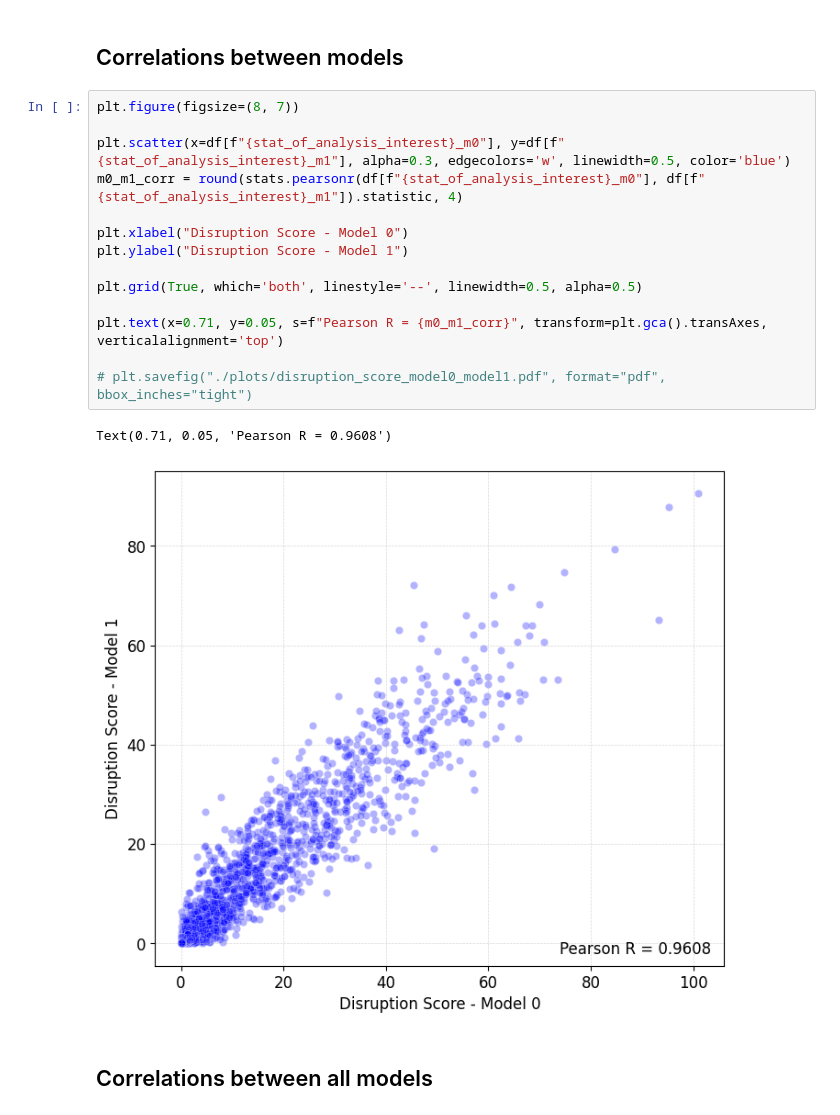
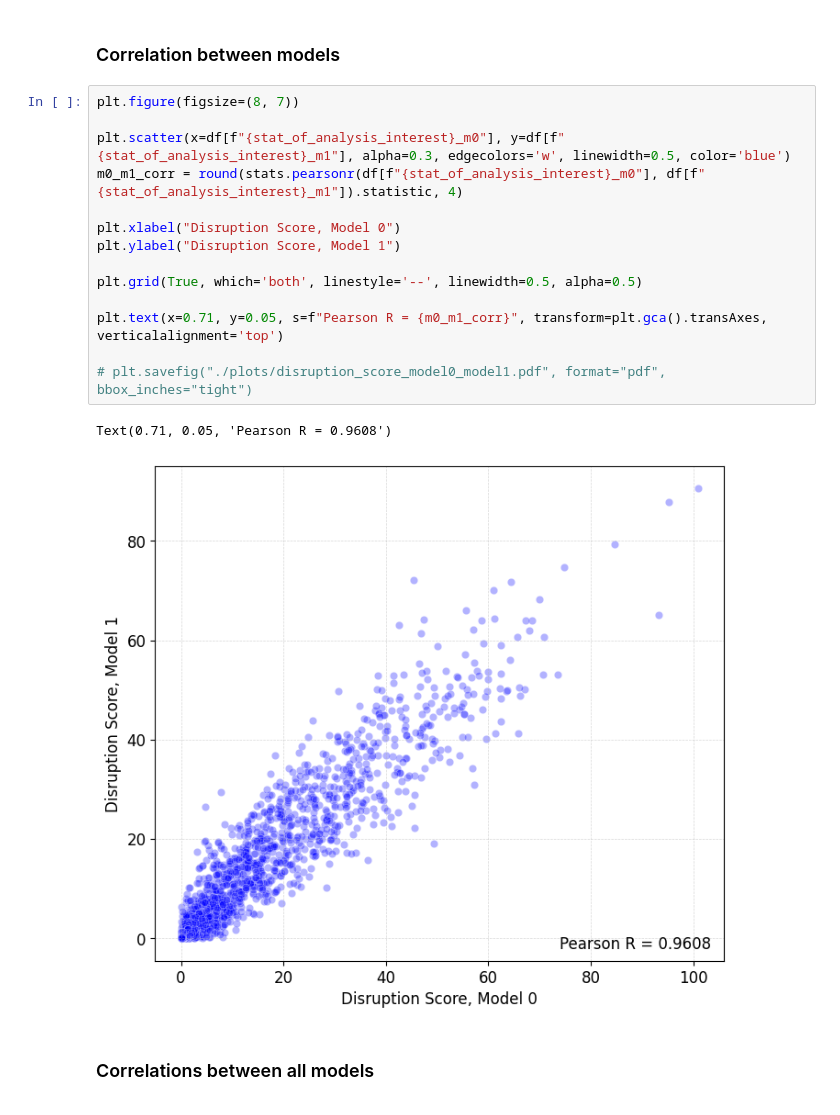
Before and after one commit to Fudenberg-Research-Group/akitaV2-analyses, a Jupyter notebook: experiments/genomic_disruption/disruption_by_permutation/analysis/analysis.ipynb, the cells around one changed output. Cells and saved outputs as stored; diff of their text form.

```diff
--- a/experiments/genomic_disruption/disruption_by_permutation/analysis/analysis.ipynb
+++ b/experiments/genomic_disruption/disruption_by_permutation/analysis/analysis.ipynb
@@ -58,26 +47,26 @@ plt.text(x=0.71, y=0.05, s=f"Pearson R = {perm_corr}", transform=plt.gca().trans
 Text(0.71, 0.05, 'Pearson R = 0.9994')
 [figure]
 # %% [markdown]
-## Correlations between models
+### Correlation between models
 # %%
 plt.figure(figsize=(8, 7))
 
 plt.scatter(x=df[f"{stat_of_analysis_interest}_m0"], y=df[f"{stat_of_analysis_interest}_m1"], alpha=0.3, edgecolors='w', linewidth=0.5, color='blue')
 m0_m1_corr = round(stats.pearsonr(df[f"{stat_of_analysis_interest}_m0"], df[f"{stat_of_analysis_interest}_m1"]).statistic, 4)
 
-plt.xlabel("Disruption Score - Model 0")
-plt.ylabel("Disruption Score - Model 1")
+plt.xlabel("Disruption Score, Model 0")
+plt.ylabel("Disruption Score, Model 1")
 
 plt.grid(True, which='both', linestyle='--', linewidth=0.5, alpha=0.5)
 
 plt.text(x=0.71, y=0.05, s=f"Pearson R = {m0_m1_corr}", transform=plt.gca().transAxes, verticalalignment='top')
 
 # plt.savefig("./plots/disruption_score_model0_model1.pdf", format="pdf", bbox_inches="tight")
 # %% [output]
 Text(0.71, 0.05, 'Pearson R = 0.9608')
-[figure, old version]
+[figure, new version]
 # %% [markdown]
-## Correlations between all models
+### Correlations between all models
 # %%
 num_models = 8
 
```
Also changed, not shown: parts of 12 cells of this notebook, 6 other files.
